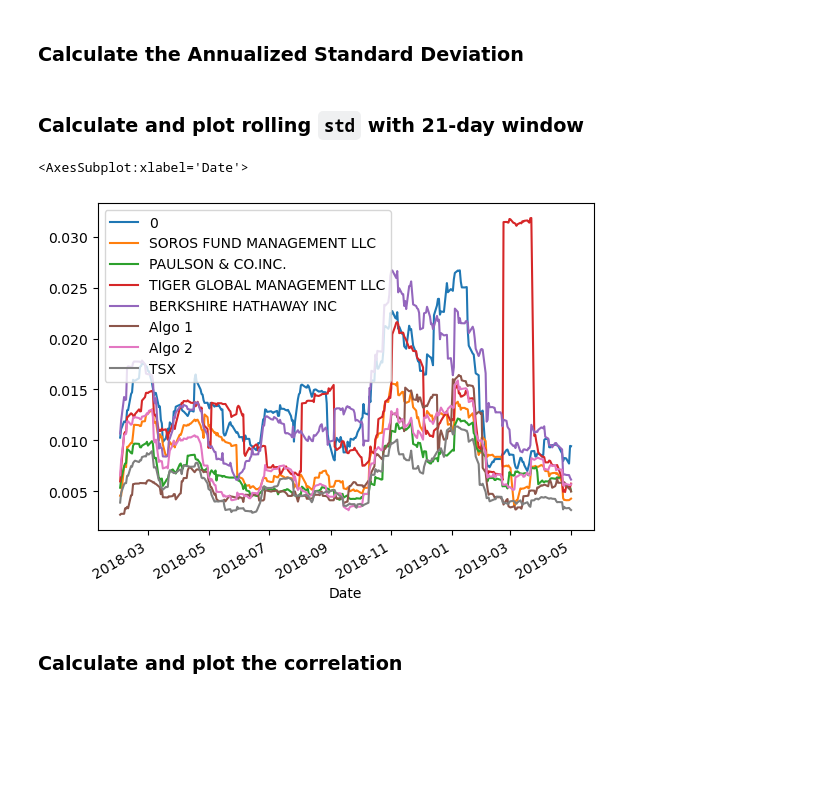
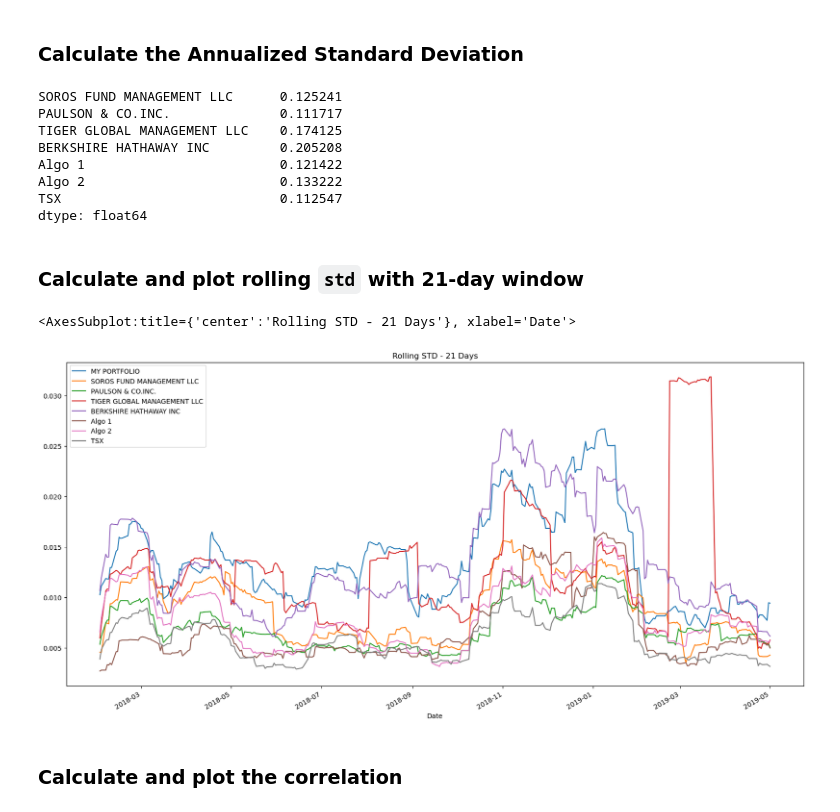
Before and after one commit to mr-alex-leonov/A-Whale-of-the-Port-folio-, a Jupyter notebook: whale_analysis.ipynb, the cells around one changed output. Cells and saved outputs as stored; diff of their text form; code cells hidden in the pictures; blank space fills up the shorter version.

```diff
--- a/whale_analysis.ipynb
+++ b/whale_analysis.ipynb
@@ -697,6 +580,6 @@ mine_plus_others_df.head()
 | 2018-01-08 | -0.000997 | 0.004473 | -0.003739 | 0.005085 | 0.003435 | 0.001653 | ... |
 | 2018-01-09 | -0.000999 | -0.001028 | 0.000872 | 0.001789 | 0.000708 | -0.001004 | ... |
 # %%
-mine_plus_others_df.rename(columns={'0': 'MY PORTFOLIO'})
+mine_plus_others_df.rename(columns={0: 'MY PORTFOLIO'}, inplace = True)
 mine_plus_others_df.head()
 # %% [output]
@@ -716,16 +599,27 @@ mine_plus_others_df.dropna(inplace=True)
 ### Calculate the Annualized Standard Deviation
 # %%
 # Calculate the annualized `std`
+annualized_std_mine_plus_others_df = combined_df.std()*np.sqrt(256)
+annualized_std_mine_plus_others_df
+# %% [output]
+SOROS FUND MANAGEMENT LLC      0.125241
+PAULSON & CO.INC.              0.111717
+TIGER GLOBAL MANAGEMENT LLC    0.174125
+BERKSHIRE HATHAWAY INC         0.205208
+Algo 1                         0.121422
+Algo 2                         0.133222
+TSX                            0.112547
+dtype: float64
 # %% [markdown]
 ### Calculate and plot rolling `std` with 21-day window
 # %%
 # Calculate rolling standard deviation
 rolling21std = mine_plus_others_df.rolling(window=21).std()
 # Plot rolling standard deviation
-rolling21std.plot()
+rolling21std.plot(figsize=(20, 10), title= "Rolling STD - 21 Days")
 # %% [output]
-<AxesSubplot:xlabel='Date'>
+<AxesSubplot:title={'center':'Rolling STD - 21 Days'}, xlabel='Date'>
-[figure, old version]
+[figure, new version]
 # %% [markdown]
 ### Calculate and plot the correlation
 # %%
```
Also changed, not shown: parts of 29 cells of this notebook.
